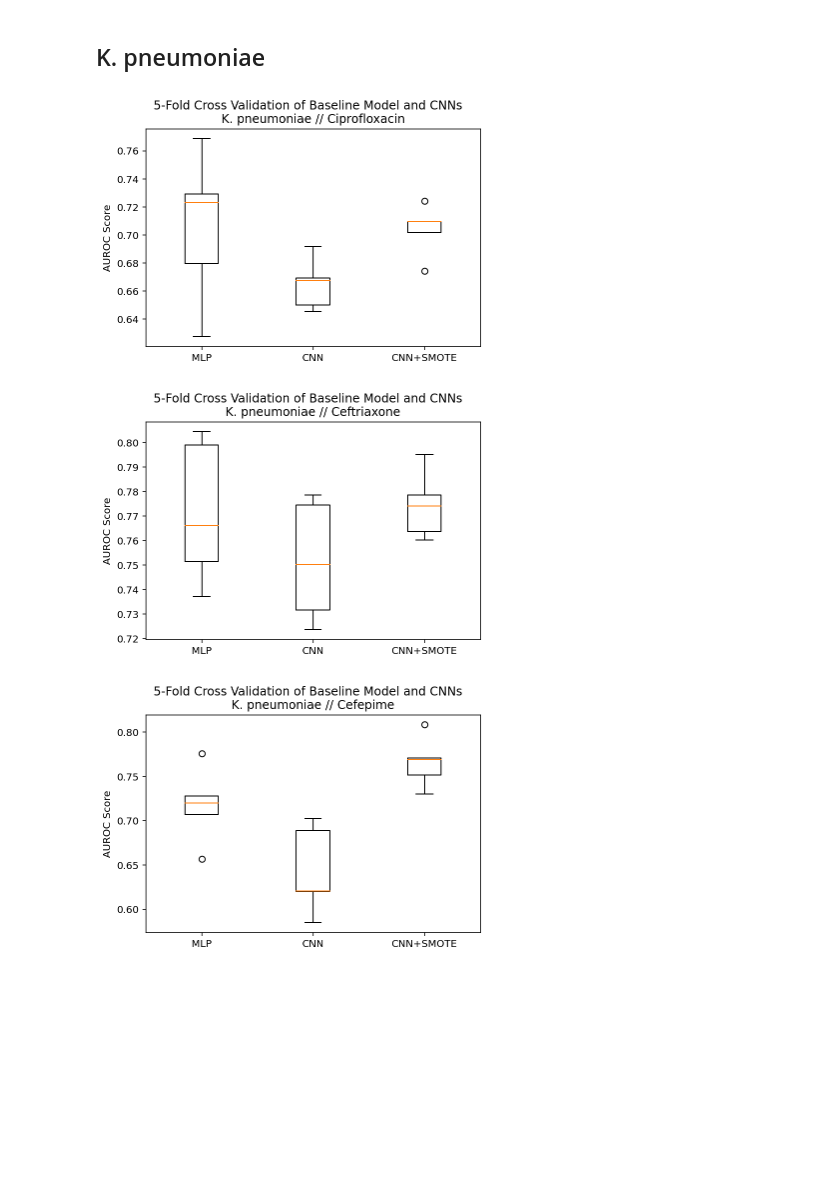
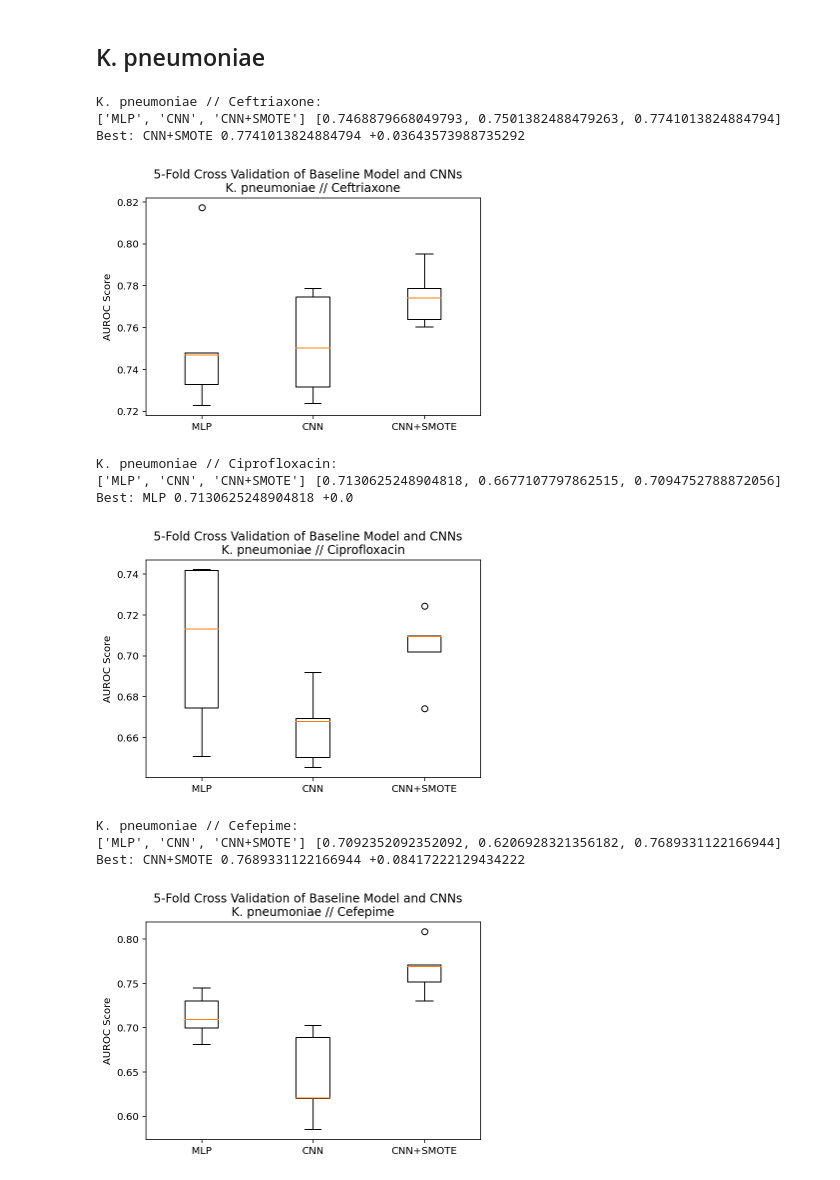
Before and after one commit to seibikobara/CS534FinalMSpathogens, a Jupyter notebook: 1d_cnn_comparison.ipynb, the cells around one changed output. Saved outputs shown, nothing was run; the diff lists cells and outputs as text; code cells hidden in the pictures; blank space fills up the shorter version.

```diff
--- a/1d_cnn_comparison.ipynb
+++ b/1d_cnn_comparison.ipynb
@@ -110,17 +138,45 @@ box_plots(
 # %% [markdown]
 ## K. pneumoniae
-# %%
-kpn_mlp_results = load_results('./results/kpn_mlp')
-
-box_plots(
-    pathogen='K. pneumoniae',
-    fname_prefix='kpn',
-    xlabels=['MLP', 'CNN', 'CNN+SMOTE'],
-    cnn_results=load_results('./results/1d_cnn/ecoli'),
-    base_results={d: kpn_mlp_results.base_results[d]['AUROC'] \
-                        for d in ['Ciprofloxacin', 'Ceftriaxone', 'Cefepime']},
-)
-# %% [output]
-[figure, removed]
-[figure, removed]
-[figure, removed]
+# %%
+box_plots(
+    pathogen='K. pneumoniae',
+    fname_prefix='kpn',
+    xlabels=['MLP', 'CNN', 'CNN+SMOTE'],
+    cnn_results=load_results('./results/1d_cnn/ecoli'),
+    base_results={
+        'Ceftriaxone': [
+            0.7227988829505513,
+            0.7477703057185101,
+            0.8172127629131493,
+            0.7327988829505513,
+            0.7468879668049793,
+        ],
+        'Ciprofloxacin': [
+            0.6506556517178076,
+            0.7417650144243378,
+            0.6743377917650144,
+            0.7421321793863100,
+            0.7130625248904818,
+        ],
+        'Cefepime': [
+            0.7449494949494949,
+            0.7301226551226552,
+            0.7092352092352092,
+            0.6811529271206690,
+            0.6996714456391876,
+        ],
+    },
+)
+# %% [output]
+K. pneumoniae // Ceftriaxone:
+['MLP', 'CNN', 'CNN+SMOTE'] [0.7468879668049793, 0.7501382488479263, 0.7741013824884794]
+Best: CNN+SMOTE 0.7741013824884794 +0.03643573988735292
+[figure, added]
+K. pneumoniae // Ciprofloxacin:
+['MLP', 'CNN', 'CNN+SMOTE'] [0.7130625248904818, 0.6677107797862515, 0.7094752788872056]
+Best: MLP 0.7130625248904818 +0.0
+[figure, added]
+K. pneumoniae // Cefepime:
+['MLP', 'CNN', 'CNN+SMOTE'] [0.7092352092352092, 0.6206928321356182, 0.7689331122166944]
+Best: CNN+SMOTE 0.7689331122166944 +0.08417222129434222
+[figure, added]
```
Also changed, not shown: parts of 4 cells of this notebook, 6 other files.
